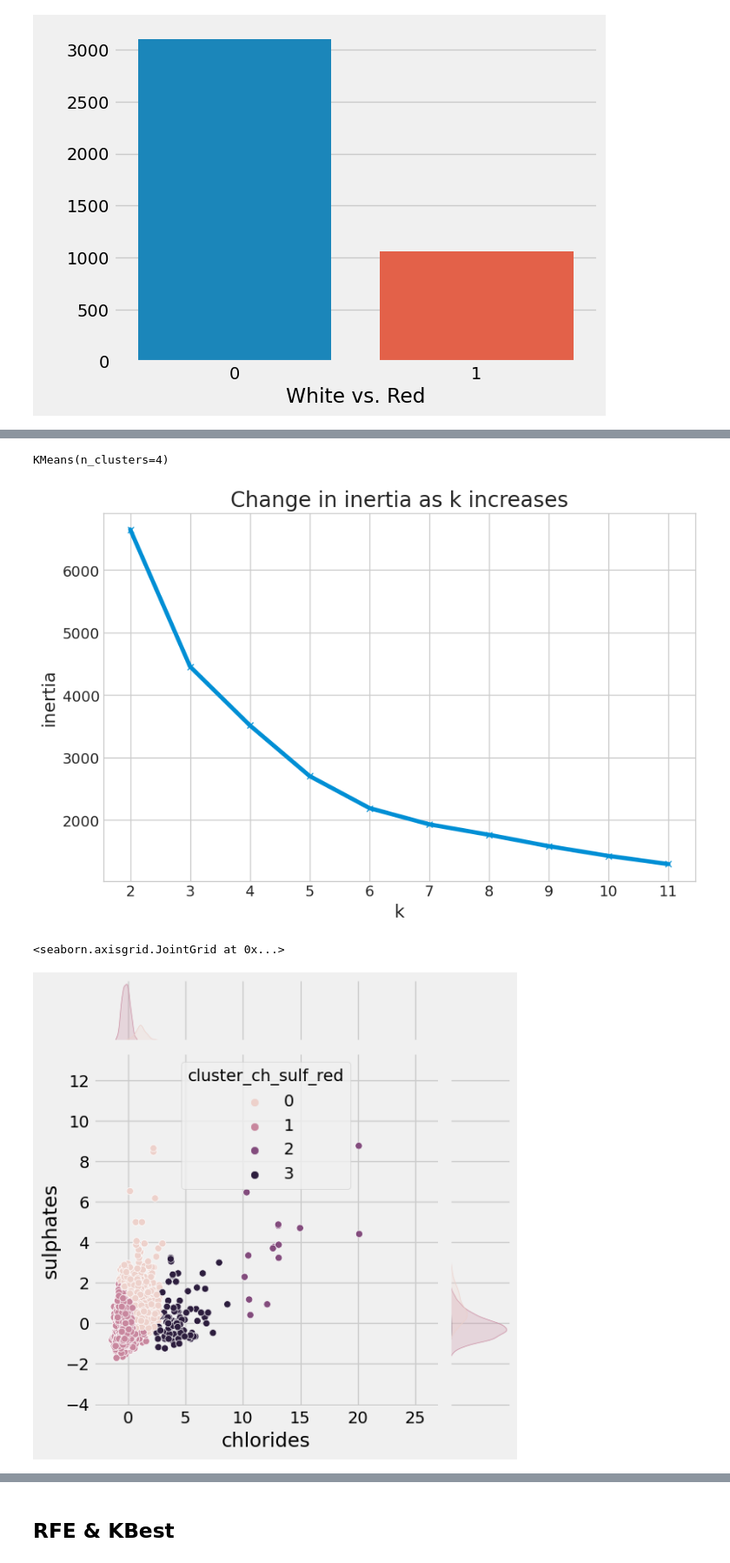
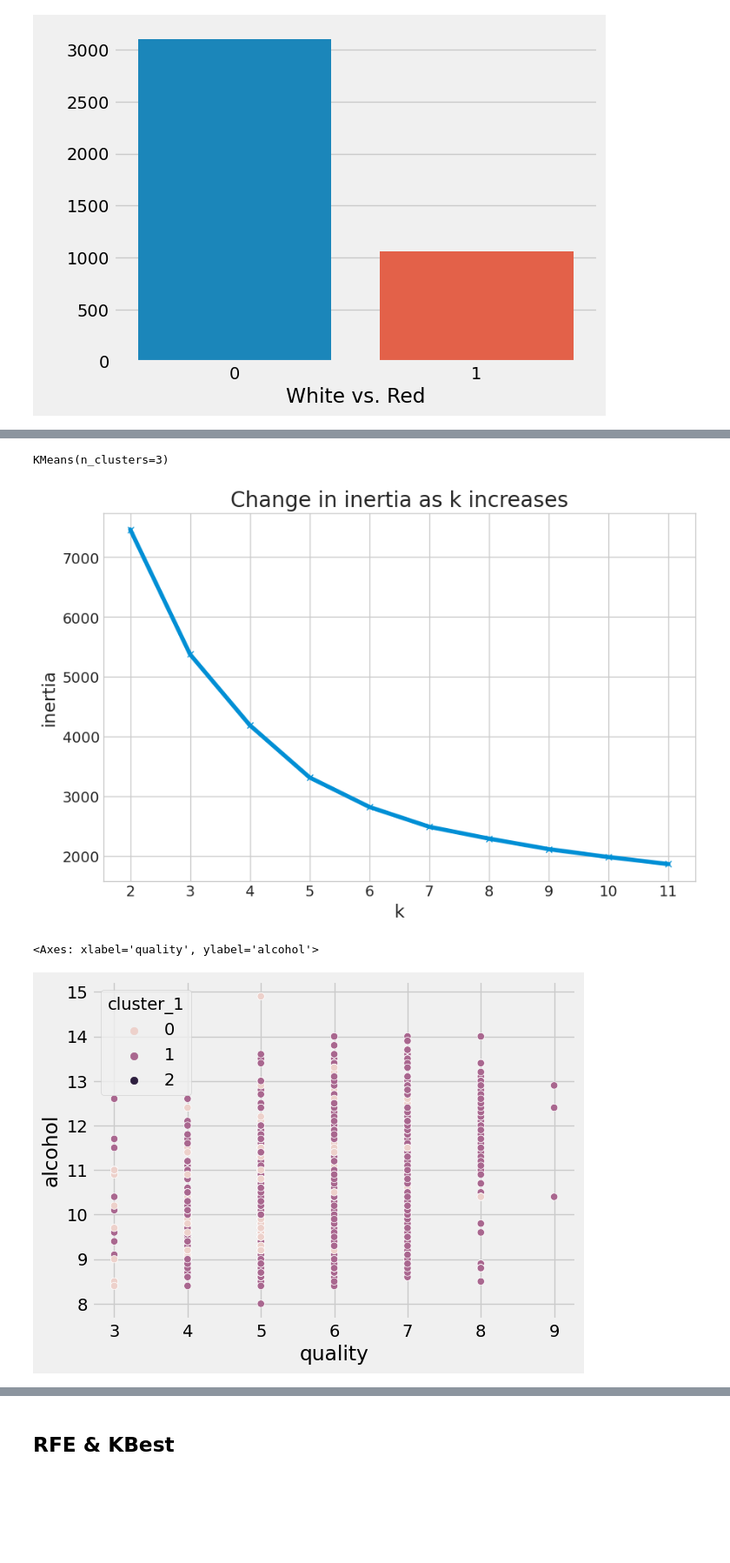
Before and after one commit to jeremiah-toribio/wine-clusters, a Jupyter notebook: jer_workbook.ipynb, the cells around one changed output, grey strips where cells are left out. Shown at 87% size. Drawn from its saved outputs; the diff is of its cells as text; code cells hidden in the pictures; blank space fills up the shorter version.

```diff
--- a/jer_workbook.ipynb
+++ b/jer_workbook.ipynb
@@ -250,12 +255,12 @@ sns.histplot(data=x_train,x = 'chlorides')
 # %%
-km = KMeans(n_clusters=4)
+km = KMeans(n_clusters=3)
 
-wine_cluster = x_train_scaled[['chlorides','sulphates','is_red']]
-wine_cluster_val = x_validate_scaled[['chlorides','sulphates','is_red']]
-wine_cluster_test = x_test_scaled[['chlorides','sulphates','is_red']]
+wine_cluster = x_train_scaled[['volatile_acidity','chlorides','alcohol']]
+wine_cluster_val = x_validate_scaled[['volatile_acidity','chlorides','alcohol']]
+wine_cluster_test = x_test_scaled[['volatile_acidity','chlorides','alcohol']]
 km.fit(wine_cluster)
 # %% [output]
-KMeans(n_clusters=4)
+KMeans(n_clusters=3)
 # %%
 with plt.style.context('seaborn-whitegrid'):
     plt.figure(figsize=(9, 6))
@@ -265,7 +270,7 @@ with plt.style.context('seaborn-whitegrid'):
     plt.ylabel('inertia')
     plt.title('Change in inertia as k increases')
 # %% [output]
-[figure, old version]
+[figure, new version]
 # %%
 # predicting for clusters
 cluster_train = km.predict(wine_cluster)
@@ -274,15 +279,18 @@ cluster_test = km.predict(wine_cluster_test)
 # %%
 # adding our cluster feature to all dataframes
 
-x_train['cluster_ch_sulf_red'] = cluster_train
-x_validate['cluster_ch_sulf_red'] = cluster_validate
-x_test['cluster_ch_sulf_red'] = cluster_test
+x_train['cluster_1'] = cluster_train
+x_validate['cluster_1'] = cluster_validate
+x_test['cluster_1'] = cluster_test
 
-x_train_scaled['cluster_ch_sulf_red'] = cluster_train
-x_validate_scaled['cluster_ch_sulf_red'] = cluster_validate
-x_test_scaled['cluster_ch_sulf_red'] = cluster_test
+x_train_scaled['cluster_1'] = cluster_train
+x_validate_scaled['cluster_1'] = cluster_validate
+x_test_scaled['cluster_1'] = cluster_test
+
+
+train['cluster_1'] = cluster_train
 # %%
-sns.jointplot(data=x_train_scaled, x ='chlorides', y='sulphates',hue='cluster_ch_sulf_red')
+sns.scatterplot(data=train, x ='quality', y='alcohol',hue='cluster_1')
 # %% [output]
-<seaborn.axisgrid.JointGrid at 0x...>
+<Axes: xlabel='quality', ylabel='alcohol'>
-[figure, old version]
+[figure, new version]
```
Also changed, not shown: parts of 13 cells of this notebook.
